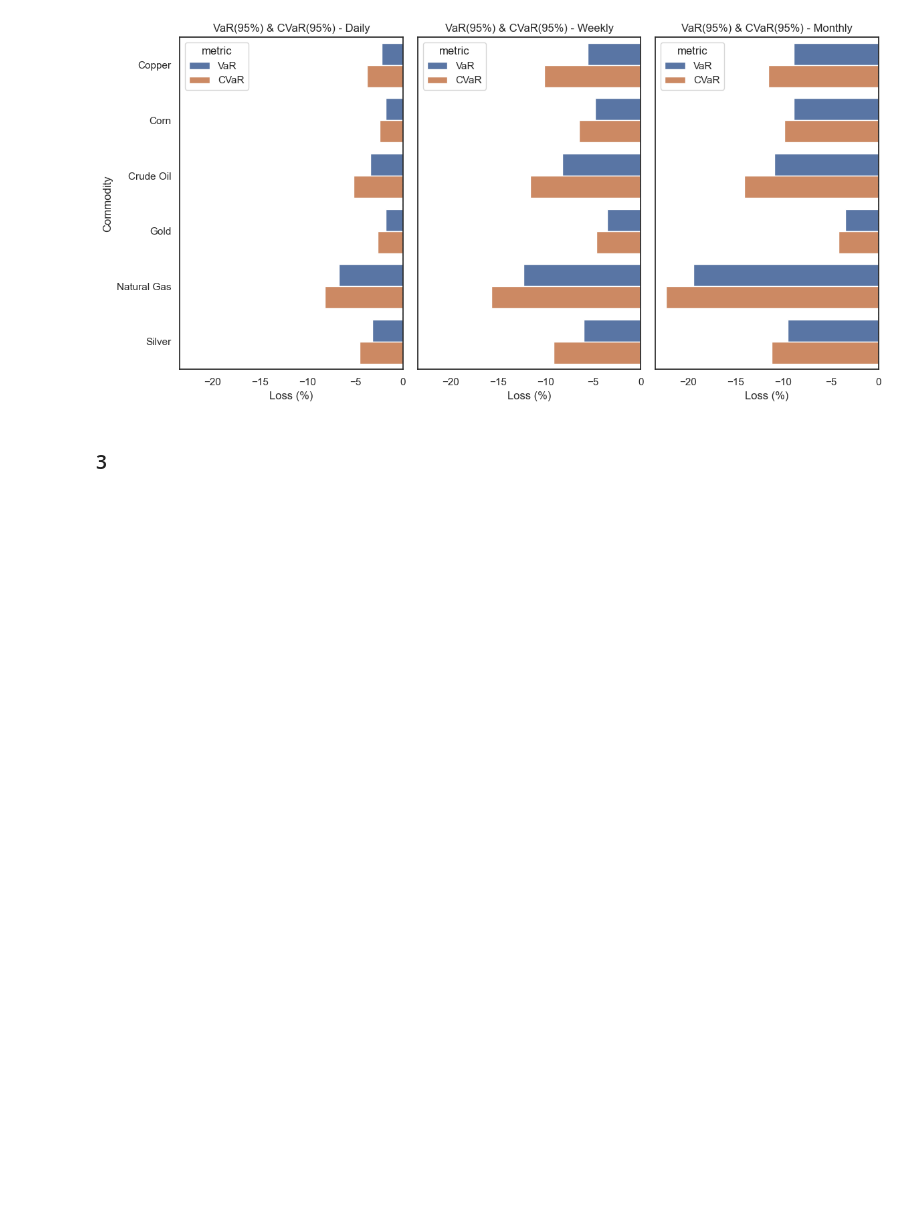
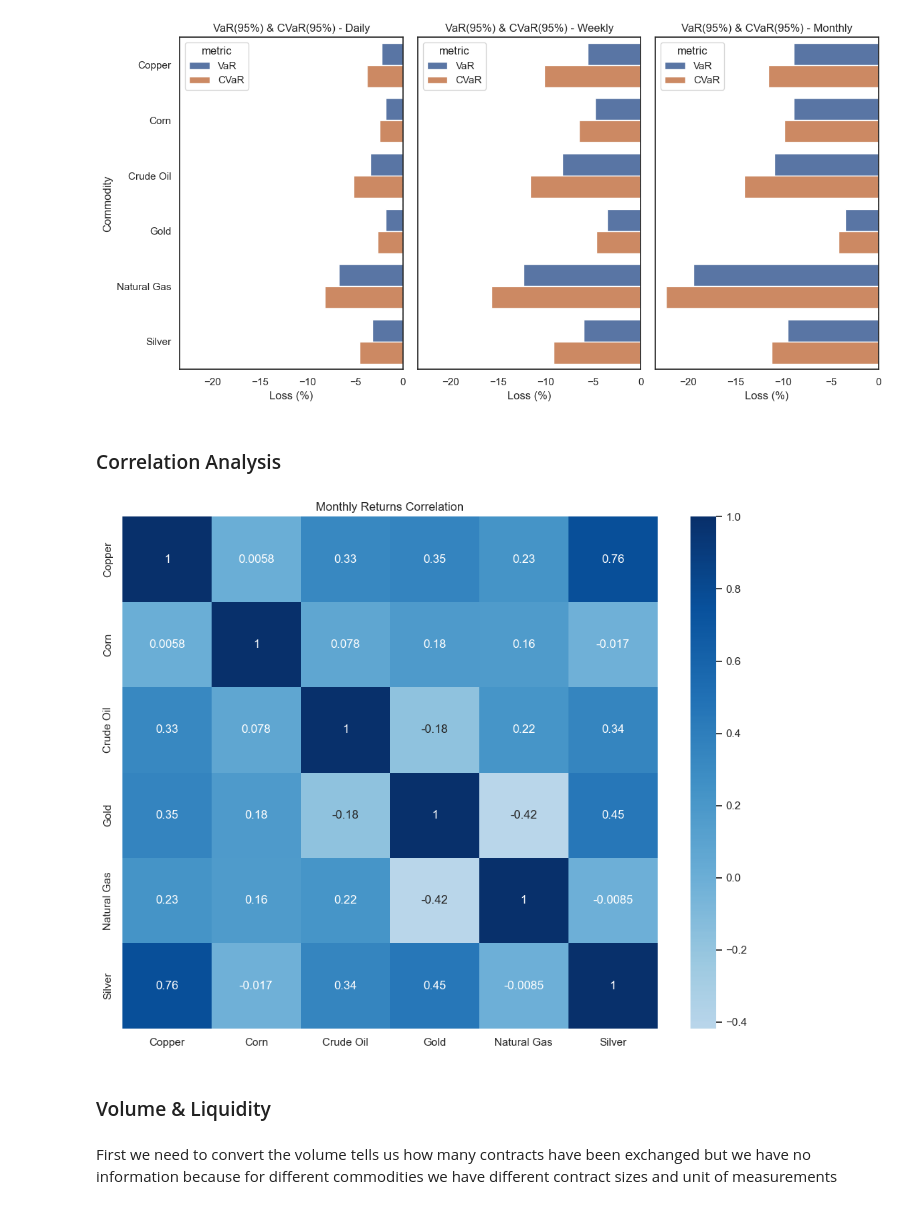
Before and after one commit to dgalassi99/commodity_lab, a Jupyter notebook: projects/commodity_dashboard/commodity_dashboard.ipynb, the cells around one changed output. Drawn from its saved outputs; the diff is of its cells as text; code cells hidden in the pictures; blank space fills up the shorter version.

```diff
--- a/projects/commodity_dashboard/commodity_dashboard.ipynb
+++ b/projects/commodity_dashboard/commodity_dashboard.ipynb
@@ -356,4 +323,32 @@ plt.show()
 # %% [output]
 [figure]
 # %% [markdown]
-### 3
+### Correlation Analysis
+# %%
+'''#daily corr
+corr_daily = df_daily.pivot(index='date',columns='name', values='return').corr()
+corr_daily.index.name = None
+corr_daily.columns.name = None
+#weekly corr
+corr_weekly = df_weekly.pivot(index='date',columns='name', values='return').corr()
+corr_weekly.index.name = None
+corr_weekly.columns.name = None
+'''
+#monthly corr
+corr_monthly = df_monthly.pivot(index='date',columns='name', values='return').corr()
+corr_monthly.index.name = None
+corr_monthly.columns.name = None
+# %%
+corr_2_show = corr_monthly
+
+plt.figure(figsize=(10,8))
+sns.heatmap(corr_2_show, annot=True, cmap='Blues', center=0)
+plt.title("Monthly Returns Correlation")
+plt.tight_layout()
+plt.show()
+# %% [output]
+[figure, added]
+# %% [markdown]
+### Volume & Liquidity
+# %% [markdown]
+First we need to convert the volume tells us how many contracts have been exchanged but we have no information because for different commodities we have different contract sizes and unit of measurements
```
Also changed, not shown: parts of 10 cells of this notebook, 1 other file.
